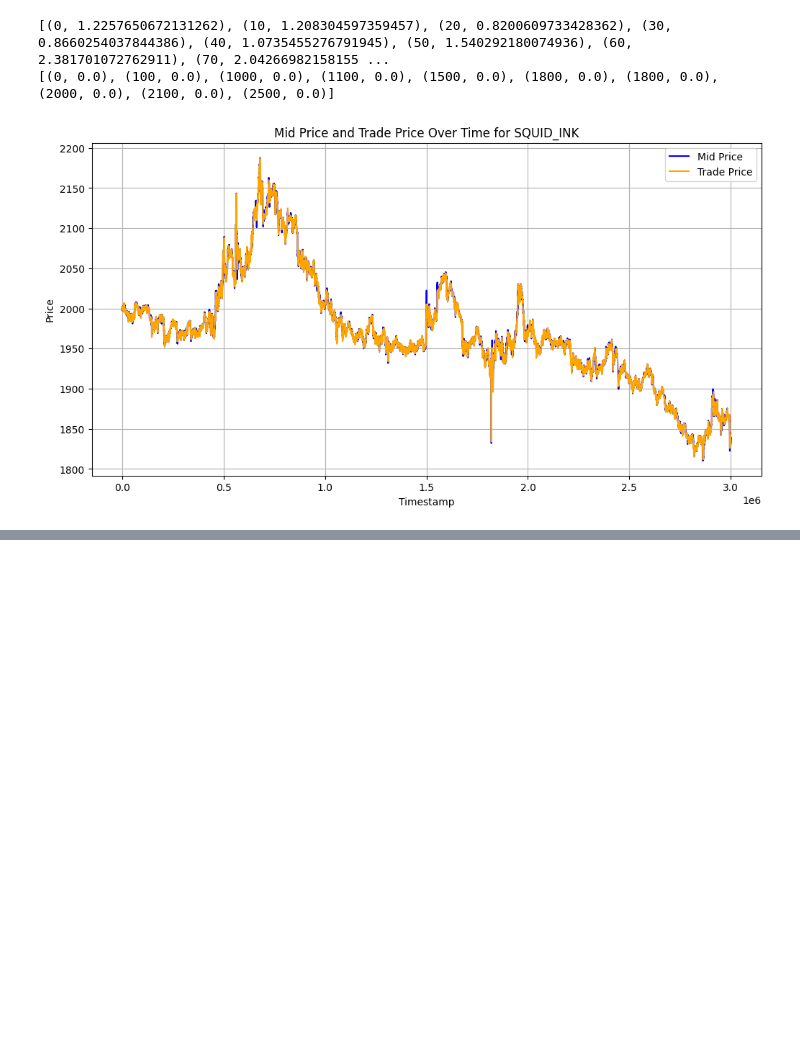
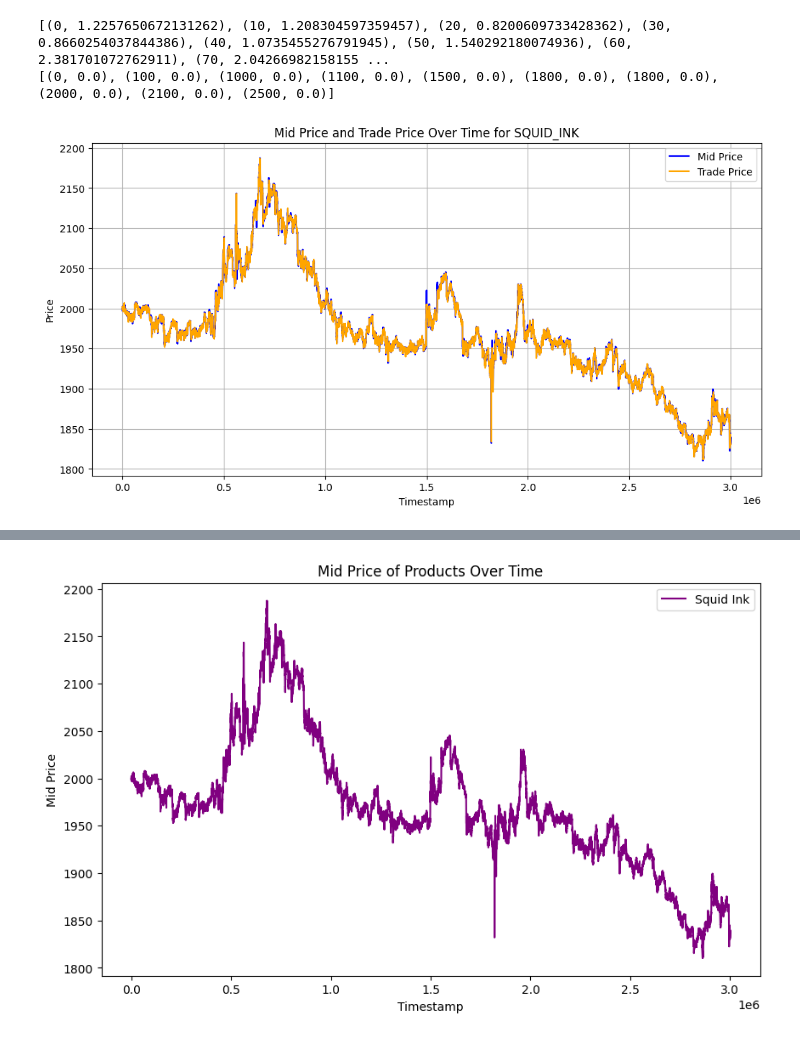
Before and after one commit to SamyakSS83/paradis-island-imckechode, a Jupyter notebook: Round_1/Algorithmic_trading/data_bottle_analysis.ipynb, the cells around one changed output, grey strips where cells are left out. Saved outputs shown, nothing was run; the diff lists cells and outputs as text; code cells hidden in the pictures; blank space fills up the shorter version.

```diff
--- a/Round_1/Algorithmic_trading/data_bottle_analysis.ipynb
+++ b/Round_1/Algorithmic_trading/data_bottle_analysis.ipynb
@@ -364,0 +403,71 @@ plt.show()
+# %%
+import pandas as pd
+import numpy as np
+
+prices1_new = pd.read_csv(r'./round-1-island-data-bottle/round-1-island-data-bottle/prices_round_1_day_-2.csv',sep=';')
+prices2_new = pd.read_csv(r'./round-1-island-data-bottle/round-1-island-data-bottle/prices_round_1_day_-1.csv',sep=';')
+prices3_new = pd.read_csv(r'./round-1-island-data-bottle/round-1-island-data-bottle/prices_round_1_day_0.csv',sep=';')
+# prices1 = pd.read_csv(r'./round-1-island-data-bottle/round-1-island-data-bottle/trades_round_1_day_-2.csv',sep=';')     #
+# prices2 = pd.read_csv(r'./round-1-island-data-bottle/round-1-island-data-bottle/trades_round_1_day_-1.csv',sep=';')     #
+prices2_new['timestamp'] = prices2_new['timestamp'] + 1000000                                                                   #
+# prices3 = pd.read_csv(r'./round-1-island-data-bottle/round-1-island-data-bottle/trades_round_1_day_0.csv',sep=';')      #
+prices3_new['timestamp'] = prices3_new['timestamp'] + 2000000                                                                   #
+import matplotlib.pyplot as plt
+# Concatenate all dataframes
+all_prices_new = pd.concat([prices1_new, prices2_new, prices3_new])
+# all_prices['timestamp'] = all_prices['timestamp']+(1000000*(all_prices['day']+2))
+
+kelp_data_new = all_prices_new[all_prices_new['product'] == 'KELP']
+# kelp_data = all_prices[all_prices['symbol'] == 'KELP']                                                                  #
+
+kelp_x_new = kelp_data_new['timestamp'].to_numpy()
+kelp_y_new = kelp_data_new['mid_price'].to_numpy()
+# kelp_y = kelp_data['price'].to_numpy()                                                                                  #
+
+# kelp_z1 = kelp_data['bid_price_1'].to_numpy()
+# kelp_z2 = kelp_data['bid_price_2'].to_numpy()
+# kelp_z3 = kelp_data['bid_price_3'].to_numpy()
+# kelp_w1 = kelp_data['ask_price_1'].to_numpy()
+# kelp_w2 = kelp_data['ask_price_2'].to_numpy()
+# kelp_w3 = kelp_data['ask_price_3'].to_numpy()
+
+resin_data_new = all_prices_new[all_prices_new['product'] == 'RAINFOREST_RESIN']
+# resin_data = all_prices[all_prices['symbol'] == 'RAINFOREST_RESIN']                                                     #
+resin_x_new = resin_data_new['timestamp'].to_numpy()
+resin_y_new = resin_data_new['mid_price'].to_numpy()
+# resin_y = resin_data['price'].to_numpy()                                                                                #
+# resin_z1 = resin_data['bid_price_1'].to_numpy()
+# resin_z2 = resin_data['bid_price_2'].to_numpy()
+# resin_z3 = resin_data['bid_price_3'].to_numpy()
+# resin_w1 = resin_data['ask_price_1'].to_numpy()
+# resin_w2 = resin_data['ask_price_2'].to_numpy()
+# resin_w3 = resin_data['ask_price_3'].to_numpy()
+
+squid_ink_data_new = all_prices_new[all_prices_new['product'] == 'SQUID_INK']
+# squid_ink_data = all_prices[all_prices['symbol'] == 'SQUID_INK']                                                        #
+squid_ink_x_new = squid_ink_data_new['timestamp'].to_numpy()
+squid_ink_y_new = squid_ink_data_new['mid_price'].to_numpy()
+# squid_ink_y = squid_ink_data['price'].to_numpy()                                                                        #
+# squid_ink_qty = squid_ink_data['quantity'].to_numpy()                                                                   #
+# squid_ink_z1 = squid_ink_data['bid_price_1'].to_numpy()
+# squid_ink_z2 = squid_ink_data['bid_price_2'].to_numpy()
+# squid_ink_z3 = squid_ink_data['bid_price_3'].to_numpy()
+# squid_ink_w1 = squid_ink_data['ask_price_1'].to_numpy()
+# squid_ink_w2 = squid_ink_data['ask_price_2'].to_numpy()
+# squid_ink_w3 = squid_ink_data['ask_price_3'].to_numpy()
+
+
+
+plt.figure(figsize=(10, 6))
+# plt.plot(kelp_x, kelp_y, label='Kelp', color='green')
+# plt.plot(resin_x, resin_y, label='Rainforest Resin', color='blue')
+plt.plot(squid_ink_x_new, squid_ink_y_new, label='Squid Ink', color='purple')
+plt.xlabel('Timestamp')
+plt.ylabel('Mid Price')
+plt.title('Mid Price of Products Over Time')
+plt.legend()
+plt.show()
+
+# print(all_prices.head(6))
+# %% [output]
+[figure, added]
```
Also changed, not shown: parts of 6 cells of this notebook, 5 other files.
